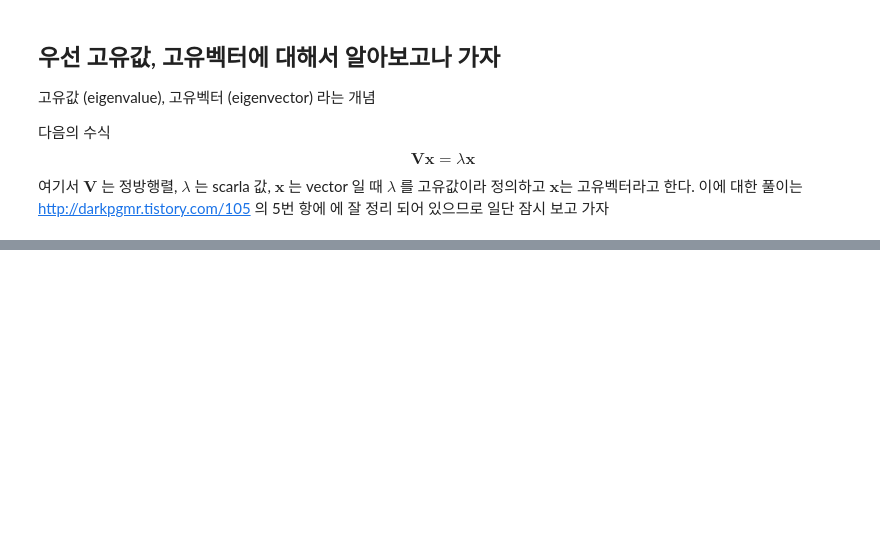
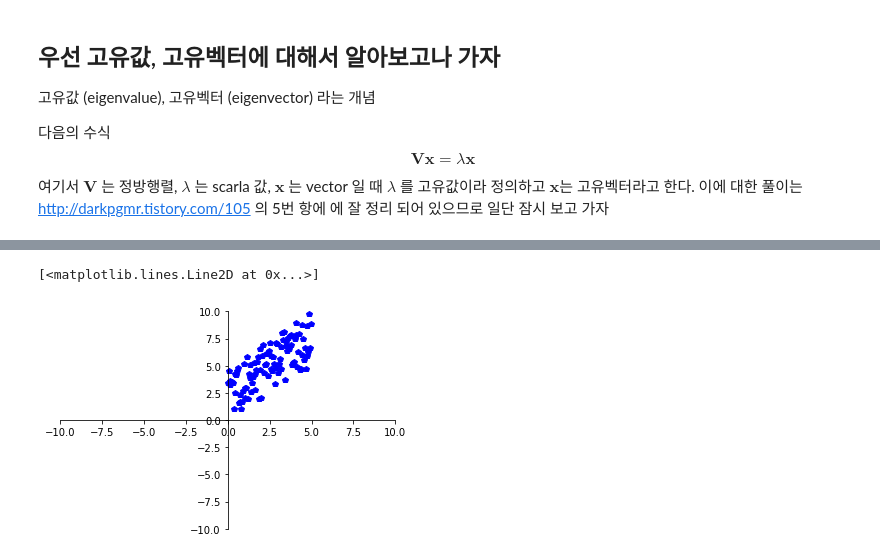
Before and after one commit to io2oi/selfstudy, a Jupyter notebook: pca_lecture/simplePCA.ipynb, the cells around one changed output, grey strips where cells are left out. Saved outputs shown, nothing was run; the diff lists cells and outputs as text; code cells hidden in the pictures; blank space fills up the shorter version.

```diff
--- a/pca_lecture/simplePCA.ipynb
+++ b/pca_lecture/simplePCA.ipynb
@@ -63,0 +85,14 @@ svd 를 이용한 CNV 분석의 의미
+# %%
+# 코드 예제
+
+## 0단계
+## vector 정의
+v0=np.array((range(0,100)))/100.0
+v1=v0+np.random.rand(100)
+vv=np.array([v0,v1])*5
+fig=plt.figure(); ax = fig.add_subplot(1,1,1)
+set_axes(ax)
+ax.plot(vv[0],vv[1],"p",color='blue')
+# %% [output]
+[<matplotlib.lines.Line2D at 0x...>]
+[figure, added]
```
Also changed, not shown: parts of 18 cells of this notebook, 1 other file.
